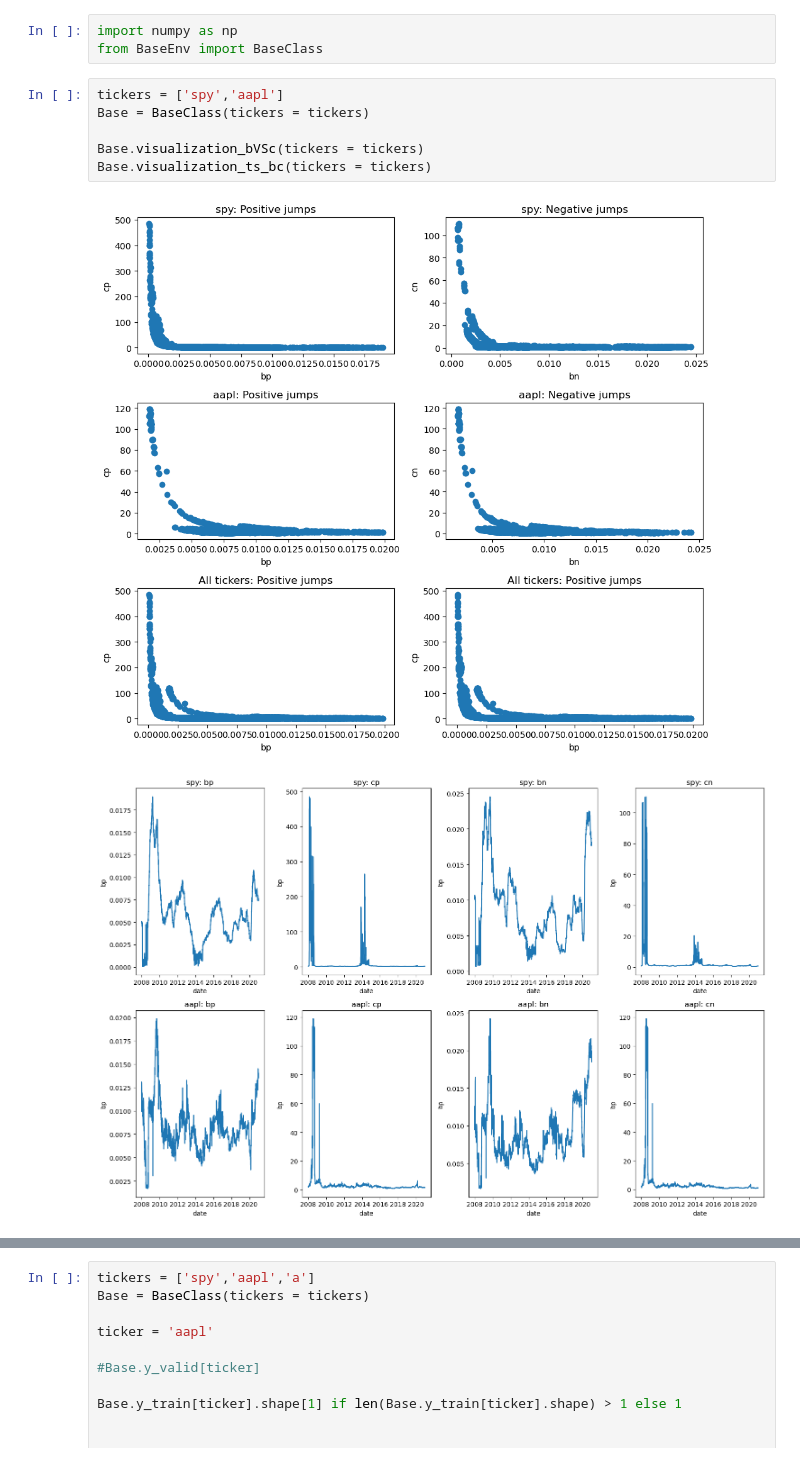
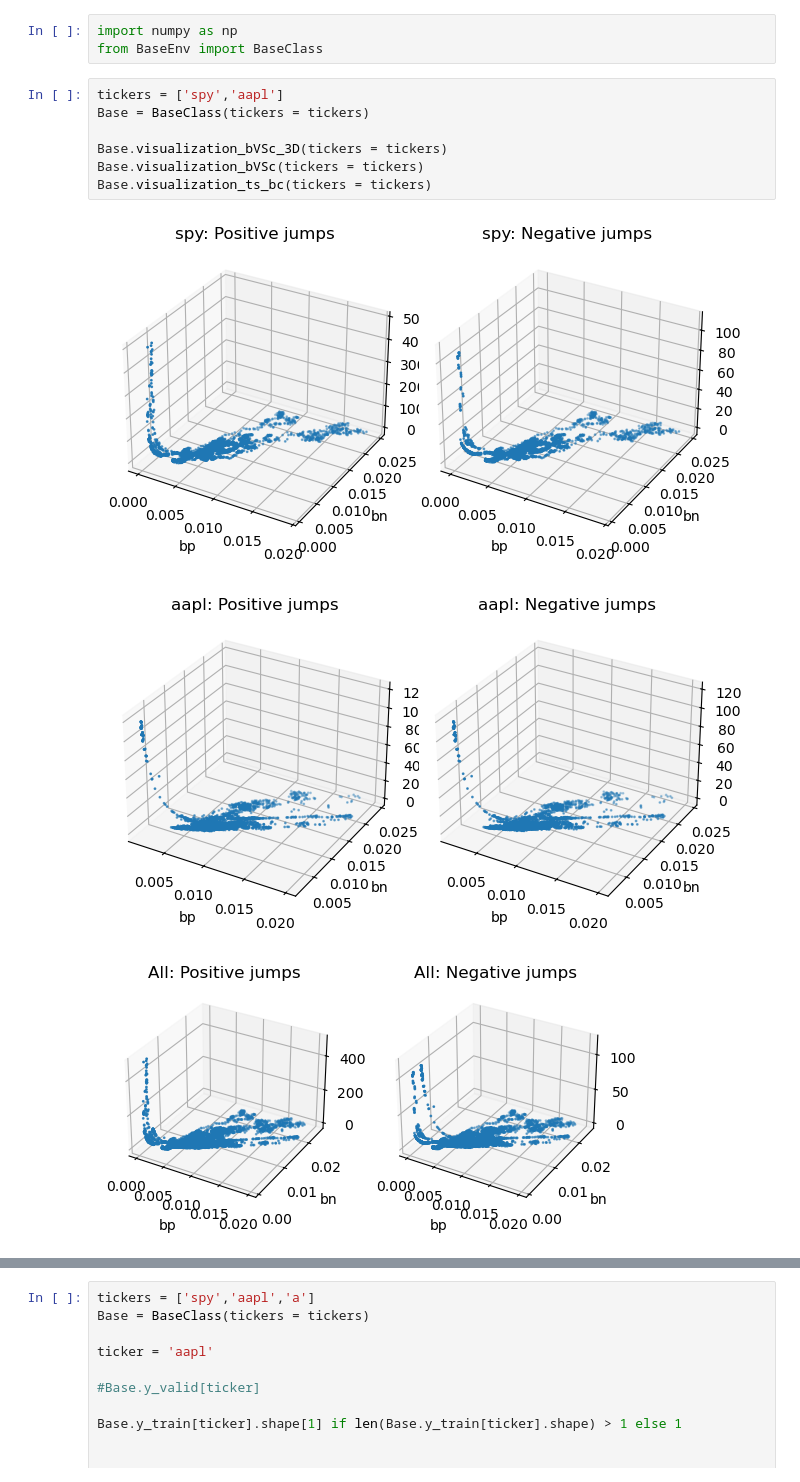
Before and after one commit to yshirai999/Simulating-Volatility-Scenarios, a Jupyter notebook: DataPlots.ipynb, the cells around one changed output, grey strips where cells are left out. Drawn from its saved outputs; the diff is of its cells as text.

Commit message:
3d plots

```diff
--- a/DataPlots.ipynb
+++ b/DataPlots.ipynb
@@ -4,9 +4,11 @@ from BaseEnv import BaseClass
 # %%
 tickers = ['spy','aapl']
 Base = BaseClass(tickers = tickers)
 
+Base.visualization_bVSc_3D(tickers = tickers)
 Base.visualization_bVSc(tickers = tickers)
 Base.visualization_ts_bc(tickers = tickers)
 # %% [output]
-[figure, old version]
+[figure, new version]
-[figure, old version]
+[figure, new version]
+[figure, added]
```
Also changed, not shown: parts of 1 cell of this notebook, 2 other files.
